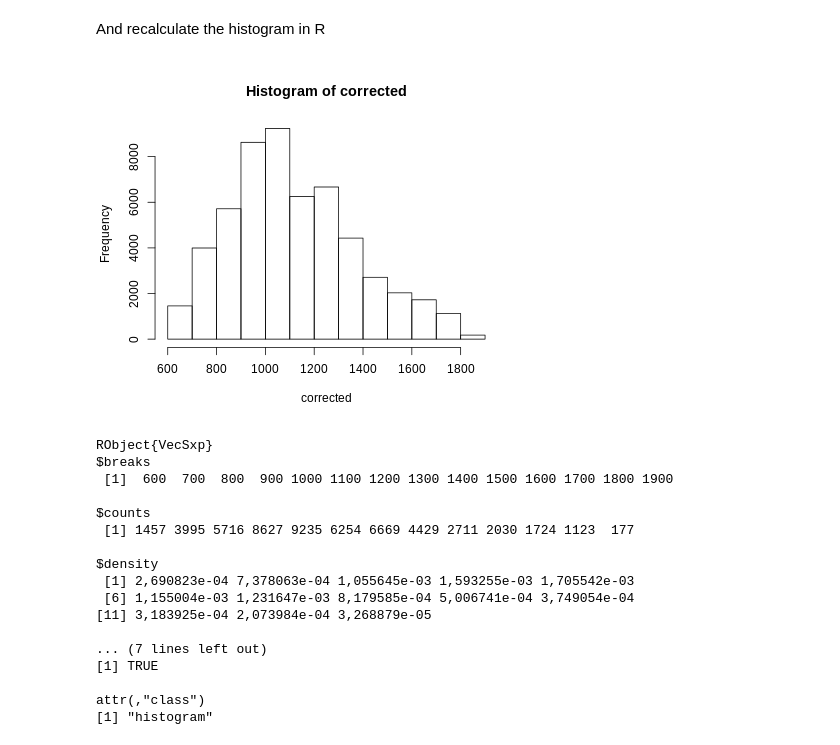
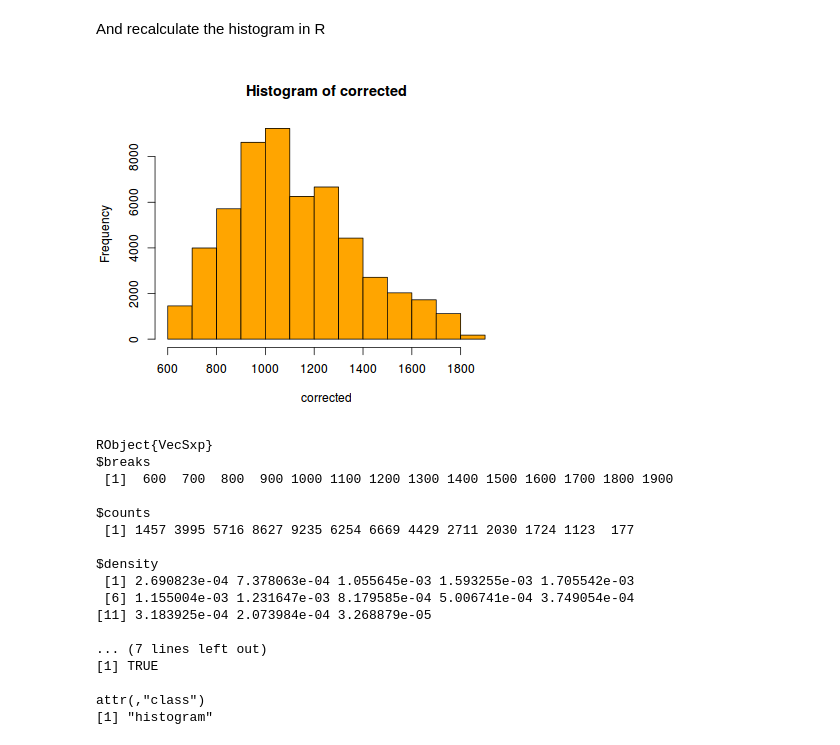
Before and after one commit to mauroalberti/jeo, a Jupyter notebook: Starting with Julia and structural geology.ipynb, the cells around one changed output. Saved outputs shown, nothing was run; the diff lists cells and outputs as text; code cells hidden in the pictures.

```diff
--- a/Starting with Julia and structural geology.ipynb
+++ b/Starting with Julia and structural geology.ipynb
@@ -283,9 +285,9 @@ corrected = replace!(rotated, 0.0=>NaN)
 And recalculate the histogram in R
 # %%
 @rput corrected
-R"hist(corrected)"
+R"hist(corrected, col='orange')"
 # %% [output]
-[figure, old version]
+[figure, new version]
 RObject{VecSxp}
 $breaks
  [1]  600  700  800  900 1000 1100 1200 1300 1400 1500 1600 1700 1800 1900
@@ -294,9 +296,9 @@ $counts
  [1] 1457 3995 5716 8627 9235 6254 6669 4429 2711 2030 1724 1123  177
 
 $density
- [1] 2,690823e-04 7,378063e-04 1,055645e-03 1,593255e-03 1,705542e-03
- [6] 1,155004e-03 1,231647e-03 8,179585e-04 5,006741e-04 3,749054e-04
-[11] 3,183925e-04 2,073984e-04 3,268879e-05
+ [1] 2.690823e-04 7.378063e-04 1.055645e-03 1.593255e-03 1.705542e-03
+ [6] 1.155004e-03 1.231647e-03 8.179585e-04 5.006741e-04 3.749054e-04
+[11] 3.183925e-04 2.073984e-04 3.268879e-05
 
 ... (7 lines left out)
 [1] TRUE
```
Also changed, not shown: parts of 15 cells of this notebook, 3 other files.
